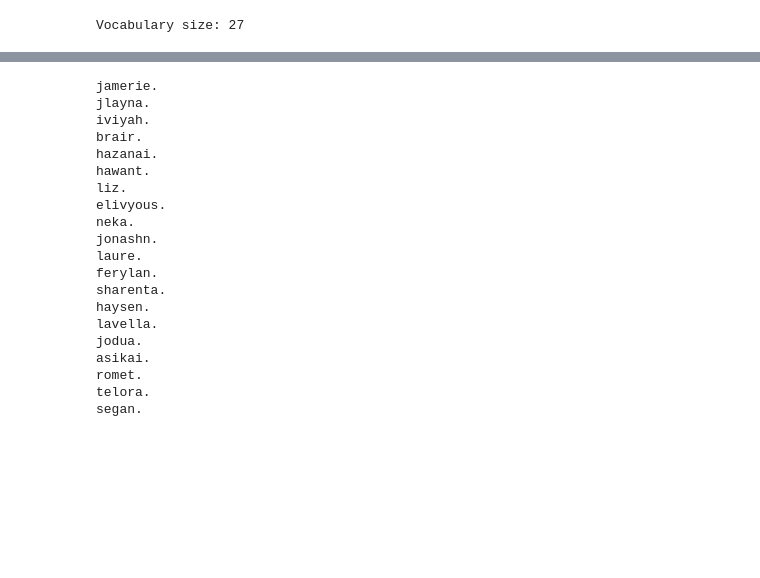
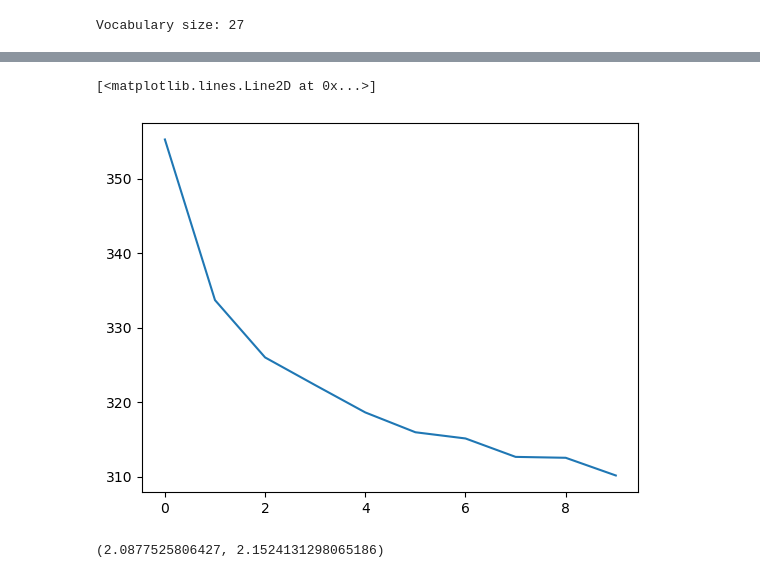
Before and after one commit to yarchickkk/makemore, a Jupyter notebook: wavenet.ipynb, the cells around one changed output, grey strips where cells are left out. Cells and saved outputs as stored; diff of their text form; code cells hidden in the pictures; blank space fills up the shorter version.

```diff
--- a/wavenet.ipynb
+++ b/wavenet.ipynb
@@ -15,8 +15,8 @@ chars = sorted(list(set(''.join(words))))
 stoi = {ch: ix + 1 for ix, ch in enumerate(chars)}
 stoi['.'] = 0
 itos = {ix: ch for ch, ix in stoi.items()}
-vocab_size = len(itos)
-print(f"Vocabulary size: {vocab_size}")
+vocabulary_size = len(itos)
+print(f"Vocabulary size: {vocabulary_size}")
 # %% [output]
 Vocabulary size: 27
 # %%
@@ -314,0 +402,12 @@ train: 1.9652355909347534
+# %%
+train, develop, losses= train_model(
+    embedding_dim,
+    hidden_neurons,
+    vocabulary_size,
+    iterations,
+    minibatch_size,
+    learning_rate,
+    Xtrain, Ytrain
+)
+
+losses = torch.tensor(losses).view(-1, 1000).sum(1).tolist()
@@ -315,4 +426,14 @@ train: 1.9652355909347534
+# %%
+plt.plot(losses)
+# %% [output]
+[<matplotlib.lines.Line2D at 0x...>]
+[figure, added]
+# %%
+train, develop
+# %% [output]
+(2.0877525806427, 2.1524131298065186)
 # %%
+""" Sampling from model
 # Sample from the model.
 g = torch.Generator().manual_seed(13 + 10)
 for _ in range (20):
@@ -331,24 +452,4 @@ for _ in range (20):
         if ix == 0:
             break
     print("".join(itos[i] for i in out)) # decode and print the generated word
+"""
-# %% [output]
-jamerie.
-jlayna.
-iviyah.
-brair.
-hazanai.
-hawant.
-liz.
-elivyous.
-neka.
-jonashn.
-laure.
-ferylan.
-sharenta.
-haysen.
-lavella.
-jodua.
-asikai.
-romet.
-telora.
-segan.
```
Also changed, not shown: parts of 17 cells of this notebook.
